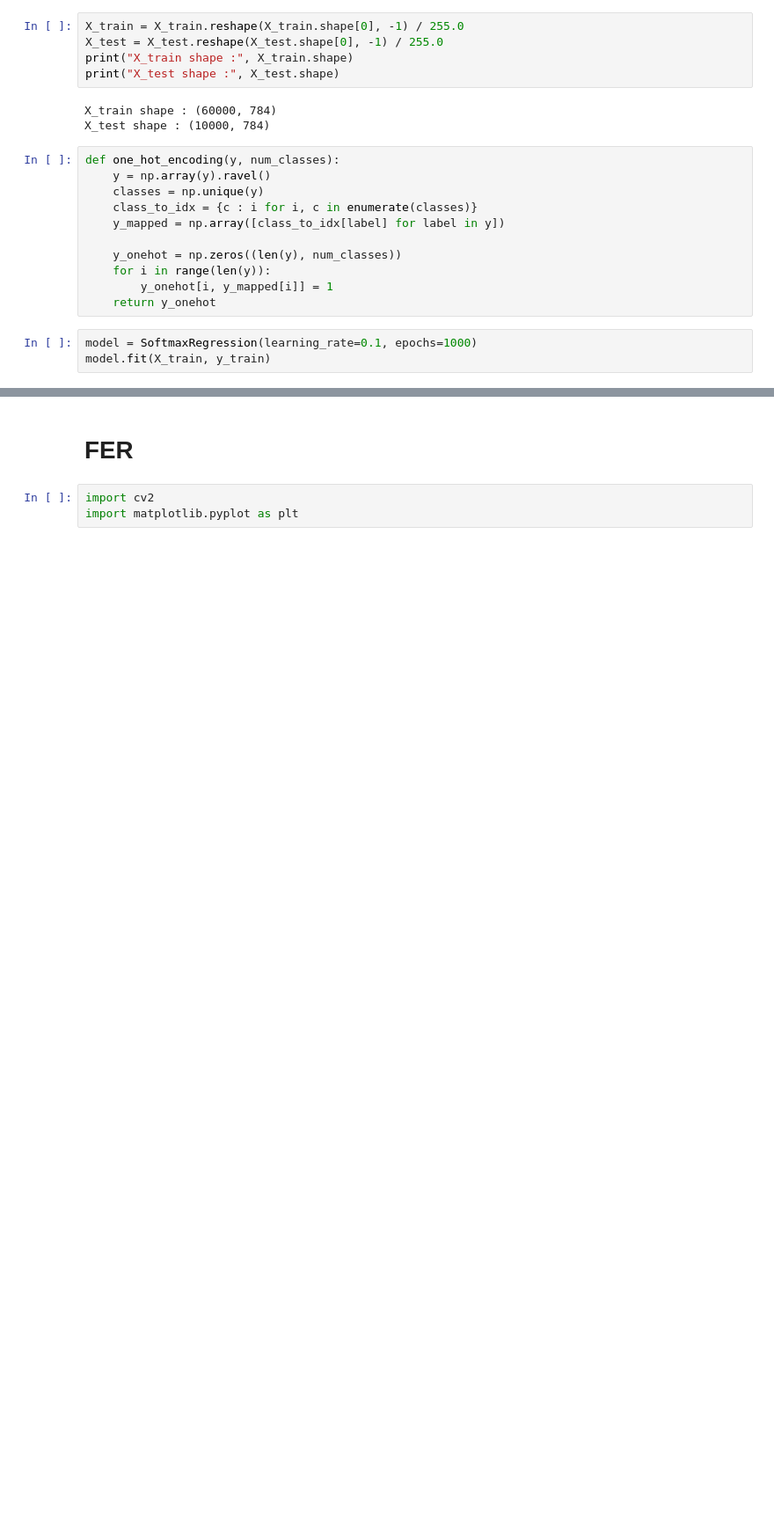
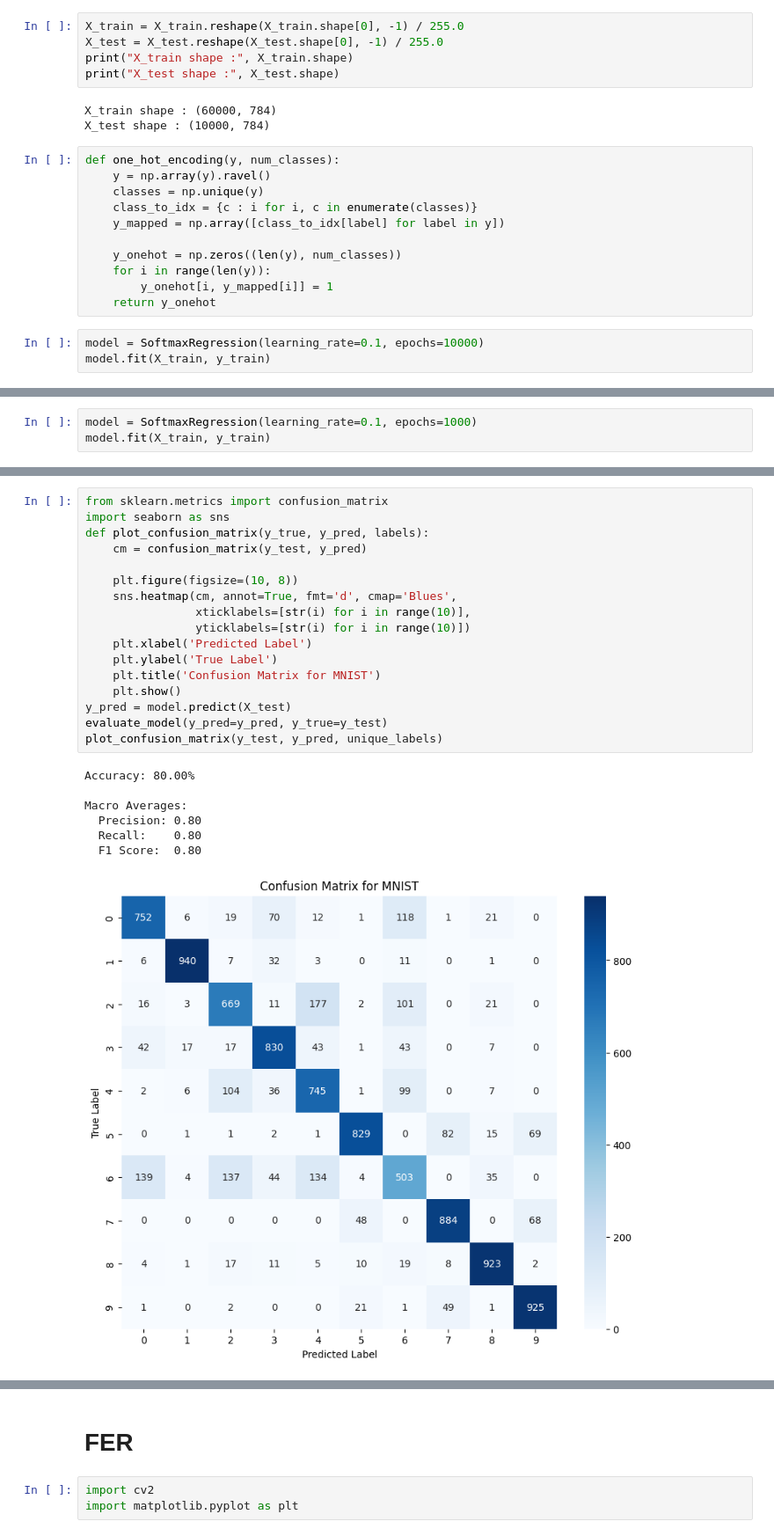
Before and after one commit to Anpkpk/machine-learning-2526, a Jupyter notebook: lab4/lab4.ipynb, the cells around one changed output, grey strips where cells are left out. Shown at 88% size. Saved outputs shown, nothing was run; the diff lists cells and outputs as text; blank space fills up the shorter version.

```diff
--- a/lab4/lab4.ipynb
+++ b/lab4/lab4.ipynb
@@ -184,6 +178,6 @@ def one_hot_encoding(y, num_classes):
         y_onehot[i, y_mapped[i]] = 1
     return y_onehot
 # %%
-model = SoftmaxRegression(learning_rate=0.1, epochs=1000)
+model = SoftmaxRegression(learning_rate=0.1, epochs=10000)
 model.fit(X_train, y_train)
 # %% [output]
@@ -227,0 +295,3 @@ plot_confusion_matrix(y_test, y_pred, unique_labels)
+# %%
+model = SoftmaxRegression(learning_rate=0.1, epochs=1000)
+model.fit(X_train, y_train)
@@ -227,0 +309,25 @@ plot_confusion_matrix(y_test, y_pred, unique_labels)
+# %%
+from sklearn.metrics import confusion_matrix
+import seaborn as sns
+def plot_confusion_matrix(y_true, y_pred, labels):
+    cm = confusion_matrix(y_test, y_pred)
+
+    plt.figure(figsize=(10, 8))
+    sns.heatmap(cm, annot=True, fmt='d', cmap='Blues',
+                xticklabels=[str(i) for i in range(10)],
+                yticklabels=[str(i) for i in range(10)])
+    plt.xlabel('Predicted Label')
+    plt.ylabel('True Label')
+    plt.title('Confusion Matrix for MNIST')
+    plt.show()
+y_pred = model.predict(X_test)
+evaluate_model(y_pred=y_pred, y_true=y_test)
+plot_confusion_matrix(y_test, y_pred, unique_labels)
+# %% [output]
+Accuracy: 80.00%
+
+Macro Averages:
+  Precision: 0.80
+  Recall:    0.80
+  F1 Score:  0.80
+[figure, added]
```
Also changed, not shown: parts of 23 cells of this notebook, 3 other files.
